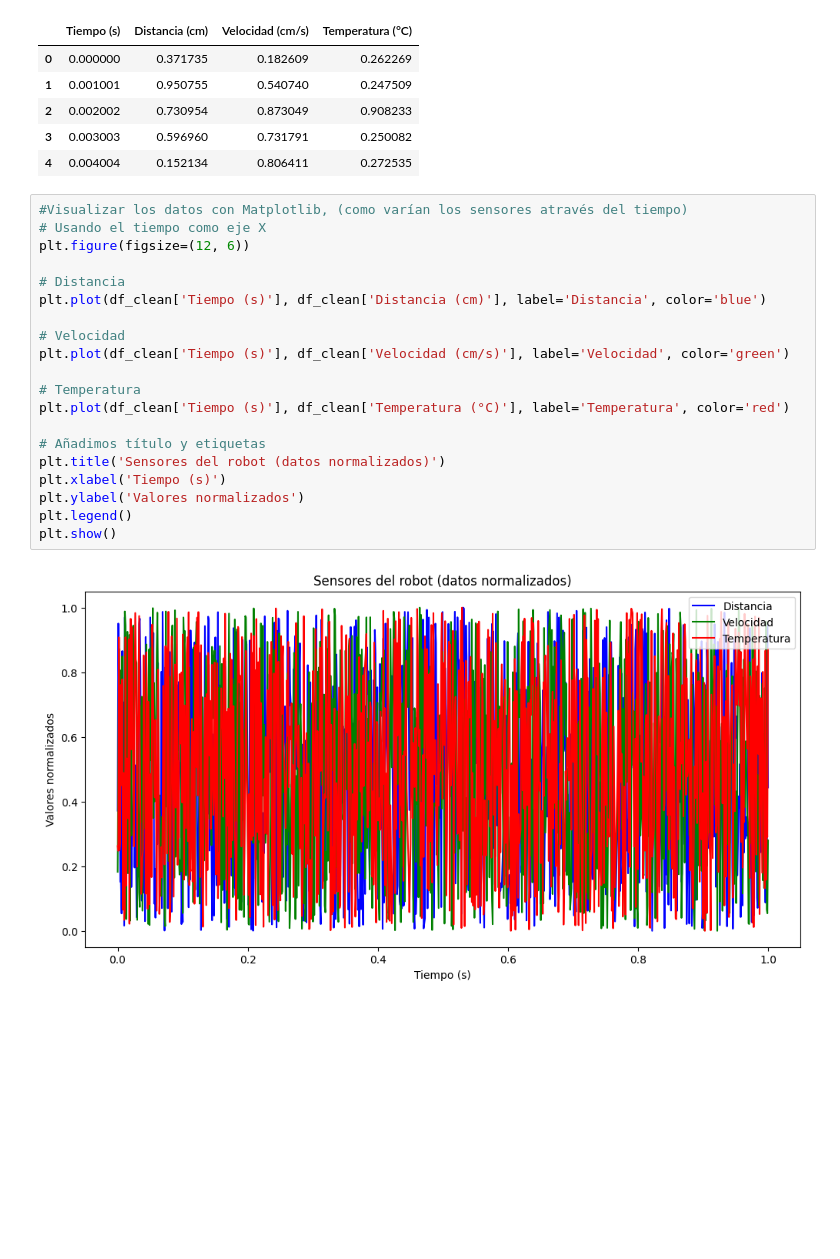
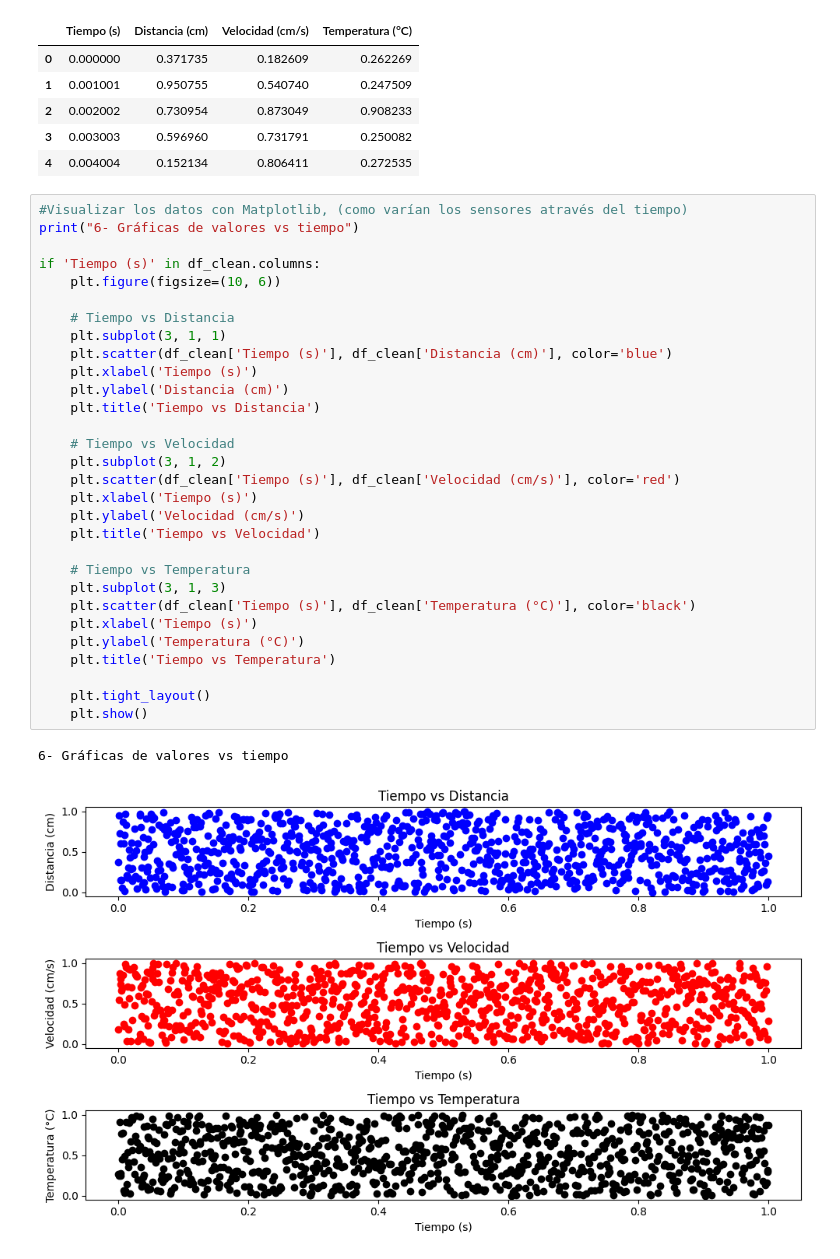
Before and after one commit to Pandhuskyy/Inteligencia_Artificial_N4-N6_013, a Jupyter notebook: ACTIVIDADES/AF5_Procesamiento_de_datos.ipynb, the cells around one changed output. Cells and saved outputs as stored; diff of their text form; blank space fills up the shorter version.

```diff
--- a/ACTIVIDADES/AF5_Procesamiento_de_datos.ipynb
+++ b/ACTIVIDADES/AF5_Procesamiento_de_datos.ipynb
@@ -79,23 +79,34 @@ df_clean.head()
 | 4 | 0.004004 | 0.152134 | 0.806411 | 0.272535 |
 # %%
 #Visualizar los datos con Matplotlib, (como varían los sensores através del tiempo)
-# Usando el tiempo como eje X
-plt.figure(figsize=(12, 6))
+print("6- Gráficas de valores vs tiempo")
 
-# Distancia
-plt.plot(df_clean['Tiempo (s)'], df_clean['Distancia (cm)'], label='Distancia', color='blue')
+if 'Tiempo (s)' in df_clean.columns:
+    plt.figure(figsize=(10, 6))
 
-# Velocidad
-plt.plot(df_clean['Tiempo (s)'], df_clean['Velocidad (cm/s)'], label='Velocidad', color='green')
+    # Tiempo vs Distancia
+    plt.subplot(3, 1, 1)
+    plt.scatter(df_clean['Tiempo (s)'], df_clean['Distancia (cm)'], color='blue')
+    plt.xlabel('Tiempo (s)')
+    plt.ylabel('Distancia (cm)')
+    plt.title('Tiempo vs Distancia')
 
-# Temperatura
-plt.plot(df_clean['Tiempo (s)'], df_clean['Temperatura (°C)'], label='Temperatura', color='red')
+    # Tiempo vs Velocidad
+    plt.subplot(3, 1, 2)
+    plt.scatter(df_clean['Tiempo (s)'], df_clean['Velocidad (cm/s)'], color='red')
+    plt.xlabel('Tiempo (s)')
+    plt.ylabel('Velocidad (cm/s)')
+    plt.title('Tiempo vs Velocidad')
 
-# Añadimos título y etiquetas
-plt.title('Sensores del robot (datos normalizados)')
-plt.xlabel('Tiempo (s)')
-plt.ylabel('Valores normalizados')
-plt.legend()
-plt.show()
+    # Tiempo vs Temperatura
+    plt.subplot(3, 1, 3)
+    plt.scatter(df_clean['Tiempo (s)'], df_clean['Temperatura (°C)'], color='black')
+    plt.xlabel('Tiempo (s)')
+    plt.ylabel('Temperatura (°C)')
+    plt.title('Tiempo vs Temperatura')
+
+    plt.tight_layout()
+    plt.show()
 # %% [output]
+6- Gráficas de valores vs tiempo
-[figure, old version]
+[figure, new version]
```
